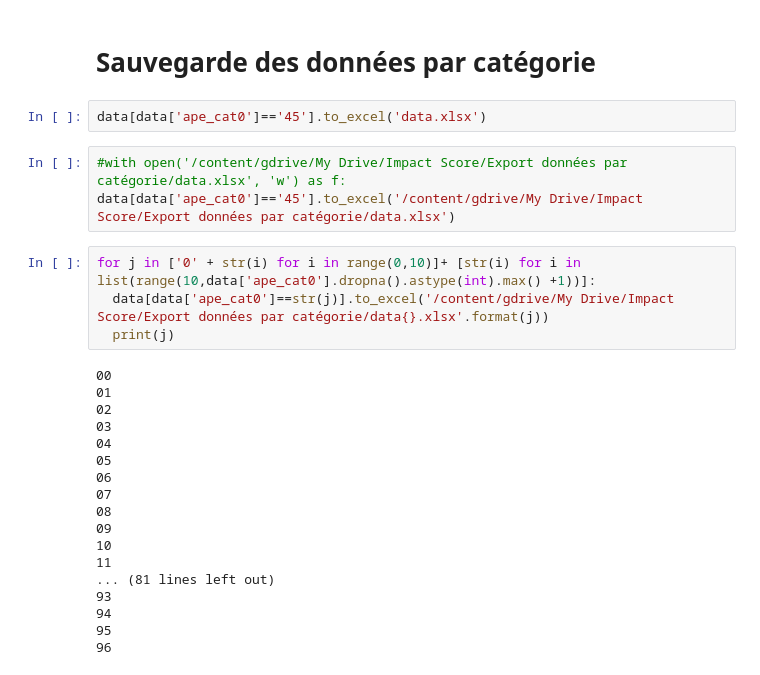
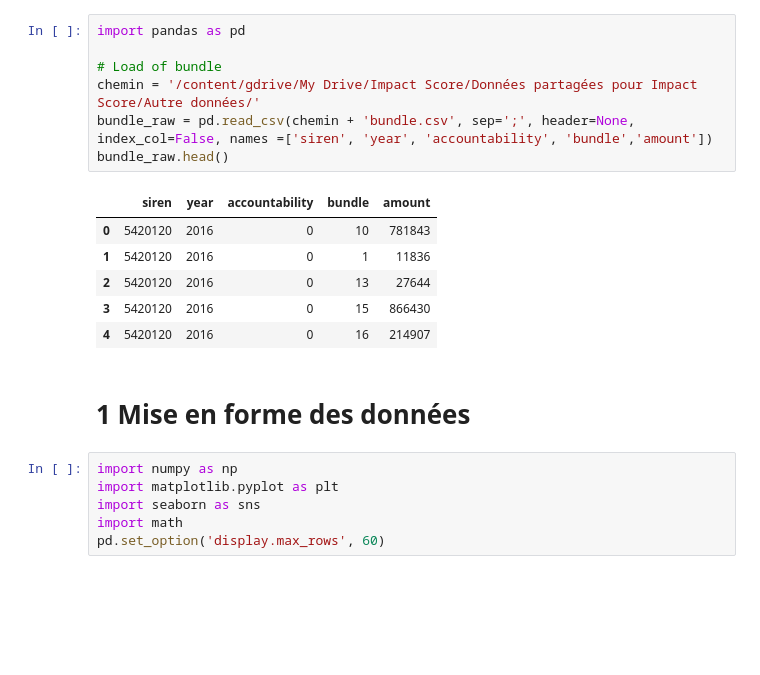
Before and after one commit to Enthic/enthic-data_analysis, a Jupyter notebook: Impact_score_préparation_des_données.ipynb, the cells around one changed output. Drawn from its saved outputs; the diff is of its cells as text; blank space fills up the shorter version.

```diff
--- a/Impact_score_préparation_des_données.ipynb
+++ b/Impact_score_préparation_des_données.ipynb
@@ -338,29 +9,22 @@ Des tests statistiques (test de Student) sont à réalisés pour vérifier ces h
-# %% [markdown]
-# Sauvegarde des données par catégorie
-# %%
-data[data['ape_cat0']=='45'].to_excel('data.xlsx')
-# %%
-#with open('/content/gdrive/My Drive/Impact Score/Export données par catégorie/data.xlsx', 'w') as f:
-data[data['ape_cat0']=='45'].to_excel('/content/gdrive/My Drive/Impact Score/Export données par catégorie/data.xlsx')
-# %%
-for j in ['0' + str(i) for i in range(0,10)]+ [str(i) for i in list(range(10,data['ape_cat0'].dropna().astype(int).max() +1))]:
-  data[data['ape_cat0']==str(j)].to_excel('/content/gdrive/My Drive/Impact Score/Export données par catégorie/data{}.xlsx'.format(j))
-  print(j)
-# %% [output]
-00
-01
-02
-03
-04
-05
-06
-07
-08
-09
-10
-11
-... (81 lines left out)
-93
-94
-95
-96
+# %%
+import pandas as pd
+
+# Load of bundle
+chemin = '/content/gdrive/My Drive/Impact Score/Données partagées pour Impact Score/Autre données/'
+bundle_raw = pd.read_csv(chemin + 'bundle.csv', sep=';', header=None,  index_col=False, names =['siren', 'year', 'accountability', 'bundle','amount'])
+bundle_raw.head()
+# %% [output]
+|  | siren | year | accountability | bundle | amount |
+| 0 | 5420120 | 2016 | 0 | 10 | 781843 |
+| 1 | 5420120 | 2016 | 0 | 1 | 11836 |
+| 2 | 5420120 | 2016 | 0 | 13 | 27644 |
+| 3 | 5420120 | 2016 | 0 | 15 | 866430 |
+| 4 | 5420120 | 2016 | 0 | 16 | 214907 |
+# %% [markdown]
+# 1 Mise en forme des données
+# %%
+import numpy as np
+import matplotlib.pyplot as plt
+import seaborn as sns
+import math
+pd.set_option('display.max_rows', 60)
```
Also changed, not shown: parts of 54 cells of this notebook.
